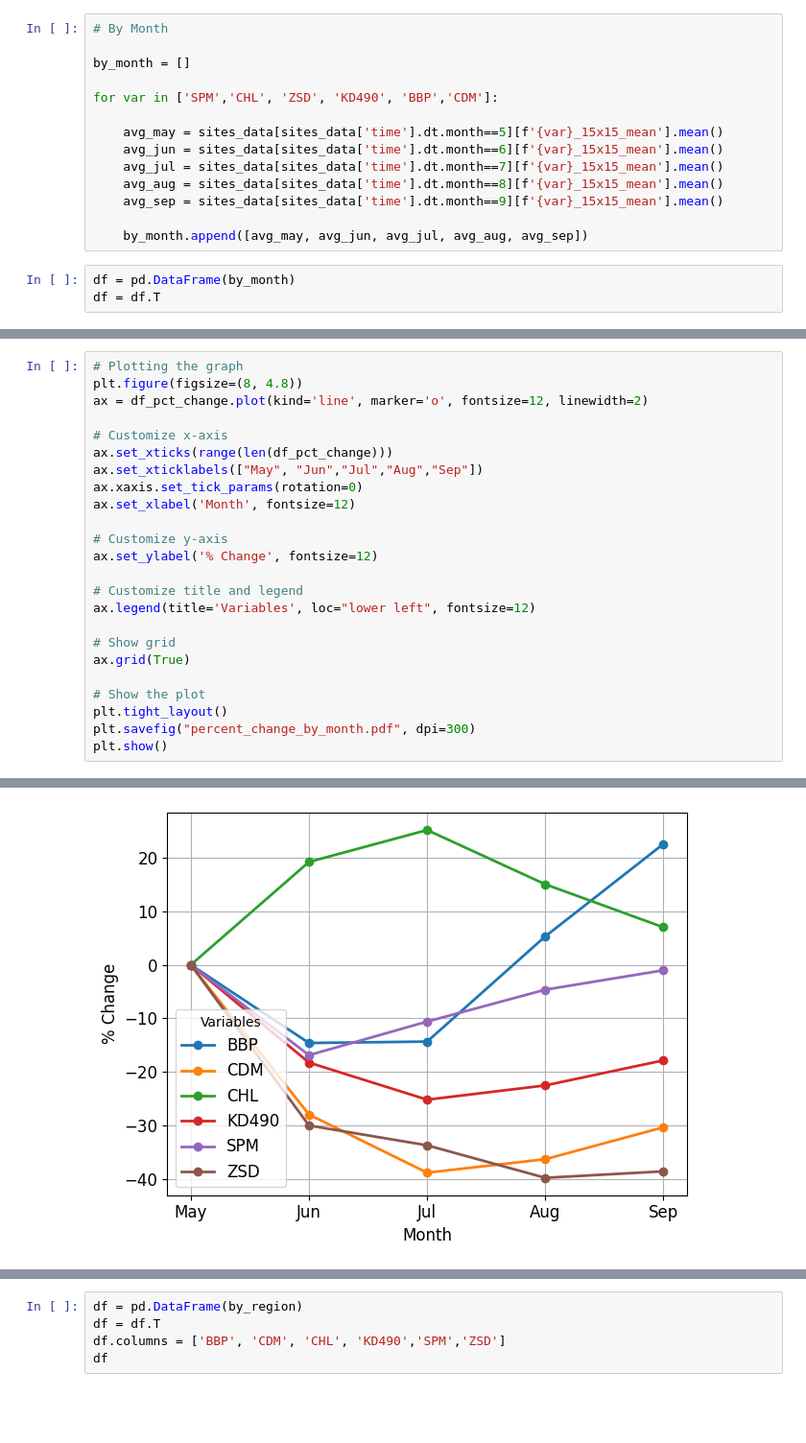
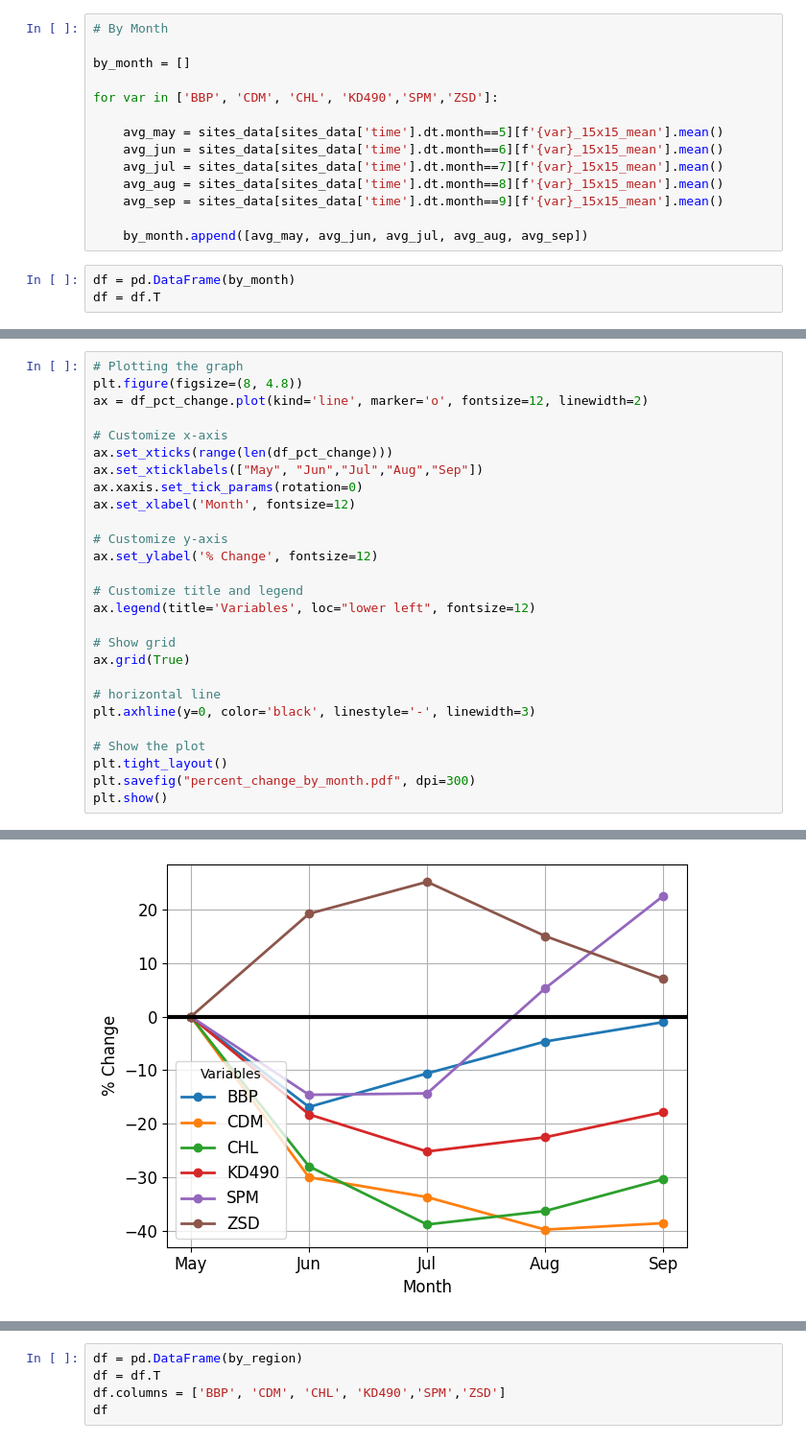
Before and after one commit to lse-st498/P6_WaterPollution_2022_23, a Jupyter notebook: exploratory_data_analysis/section_4.2_exploration.ipynb, the cells around one changed output, grey strips where cells are left out. Shown: that part at 96% size. Drawn from its saved outputs; the diff is of its cells as text; blank space fills up the shorter version.

```diff
--- a/exploratory_data_analysis/section_4.2_exploration.ipynb
+++ b/exploratory_data_analysis/section_4.2_exploration.ipynb
@@ -98,7 +101,7 @@ plt.show()
 
 by_month = []
 
-for var in ['SPM','CHL', 'ZSD', 'KD490', 'BBP','CDM']:
+for var in ['BBP', 'CDM', 'CHL', 'KD490','SPM','ZSD']:
 
     avg_may = sites_data[sites_data['time'].dt.month==5][f'{var}_15x15_mean'].mean()
     avg_jun = sites_data[sites_data['time'].dt.month==6][f'{var}_15x15_mean'].mean()
@@ -124,30 +127,33 @@ df_pct_change
 # %%
 # Plotting the graph
 plt.figure(figsize=(8, 4.8))
 ax = df_pct_change.plot(kind='line', marker='o', fontsize=12, linewidth=2)
 
 # Customize x-axis
 ax.set_xticks(range(len(df_pct_change)))
 ax.set_xticklabels(["May", "Jun","Jul","Aug","Sep"])
 ax.xaxis.set_tick_params(rotation=0)
 ax.set_xlabel('Month', fontsize=12)
 
 # Customize y-axis
 ax.set_ylabel('% Change', fontsize=12)
 
 # Customize title and legend
 ax.legend(title='Variables', loc="lower left", fontsize=12)
 
 # Show grid
 ax.grid(True)
 
+# horizontal line
+plt.axhline(y=0, color='black', linestyle='-', linewidth=3)
+
 # Show the plot
 plt.tight_layout()
 plt.savefig("percent_change_by_month.pdf", dpi=300)
 plt.show()
 # %% [output]
 <Figure size 800x480 with 0 Axes>
-[figure, old version]
+[figure, new version]
 # %%
 # By Region
 
```
Also changed, not shown: parts of 8 cells of this notebook, 9 other files.
